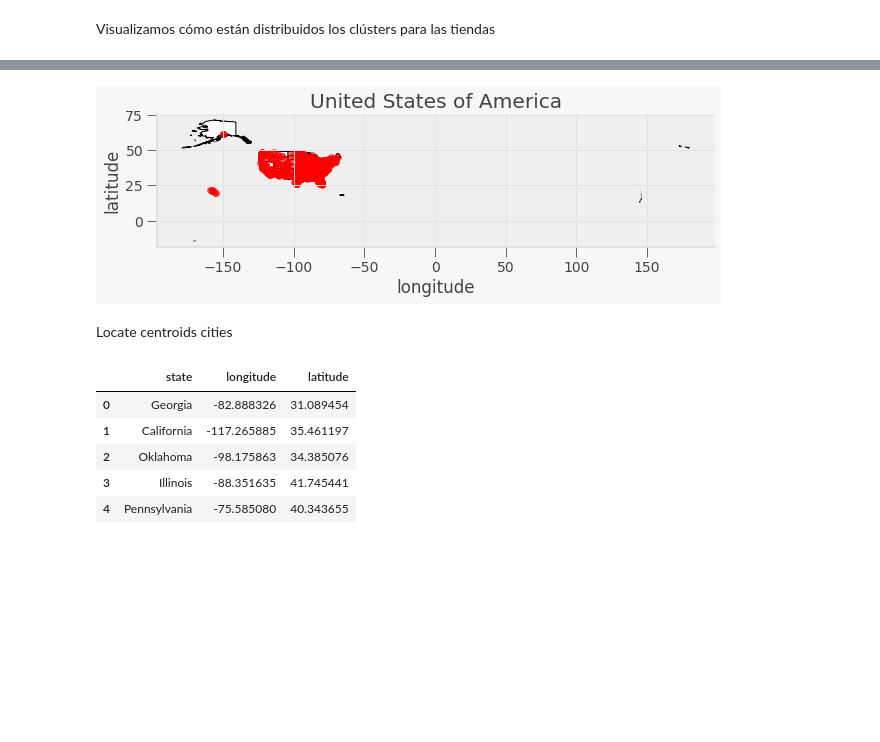
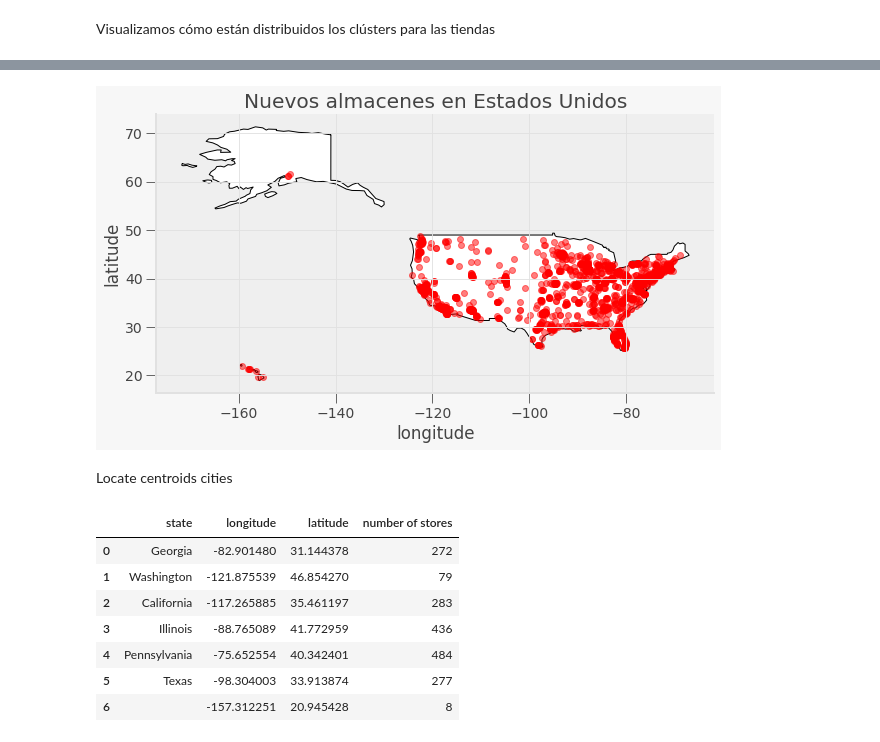
Before and after one commit to PosgradoMNA/actividades-de-aprendizaje-Walt9819, a Jupyter notebook: Week7/TecMty_kmeans_target.ipynb, the cells around one changed output, grey strips where cells are left out. Saved outputs shown, nothing was run; the diff lists cells and outputs as text; code cells hidden in the pictures; blank space fills up the shorter version.

```diff
--- a/Week7/TecMty_kmeans_target.ipynb
+++ b/Week7/TecMty_kmeans_target.ipynb
@@ -291,20 +266,19 @@ state_df.head()
 # %%
 fig, gax = plt.subplots(figsize=(10,10))
-state_df.plot(ax=gax, edgecolor="black", color="white")
+world.query("name == 'United States of America'").plot(ax = gax, edgecolor='black', color='white')
 
 gdf.plot(ax=gax, color='red', alpha = 0.5)
 
 gax.set_xlabel('longitude')
 gax.set_ylabel('latitude')
-gax.set_title('United States of America')
+gax.set_title('Nuevos almacenes en Estados Unidos')
 
-# Kill the spines...
 gax.spines['top'].set_visible(False)
 gax.spines['right'].set_visible(False)
 
 plt.show()
 # %% [output]
-[figure, old version]
+[figure, new version]
 # %% [markdown]
 Locate centroids cities
 # %%
@@ -327,11 +302,13 @@ for c in centroids:
 
 centroids_df = pd.DataFrame(centroids_data)
 # %%
-centroids_df.head()
+centroids_df
 # %% [output]
-|  | state | longitude | latitude |
-| 0 | Georgia | -82.888326 | 31.089454 |
-| 1 | California | -117.265885 | 35.461197 |
-| 2 | Oklahoma | -98.175863 | 34.385076 |
-| 3 | Illinois | -88.351635 | 41.745441 |
-| 4 | Pennsylvania | -75.585080 | 40.343655 |
+|  | state | longitude | latitude | number of stores |
+| 0 | Georgia | -82.901480 | 31.144378 | 272 |
+| 1 | Washington | -121.875539 | 46.854270 | 79 |
+| 2 | California | -117.265885 | 35.461197 | 283 |
+| 3 | Illinois | -88.765089 | 41.772959 | 436 |
+| 4 | Pennsylvania | -75.652554 | 40.342401 | 484 |
+| 5 | Texas | -98.304003 | 33.913874 | 277 |
+| 6 |  | -157.312251 | 20.945428 | 8 |
```
Also changed, not shown: parts of 24 cells of this notebook.
